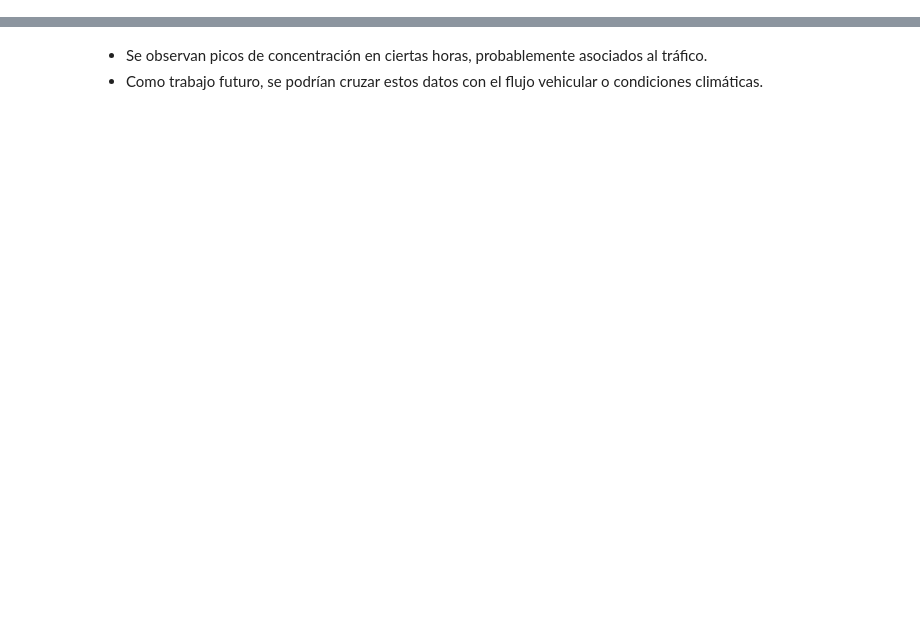
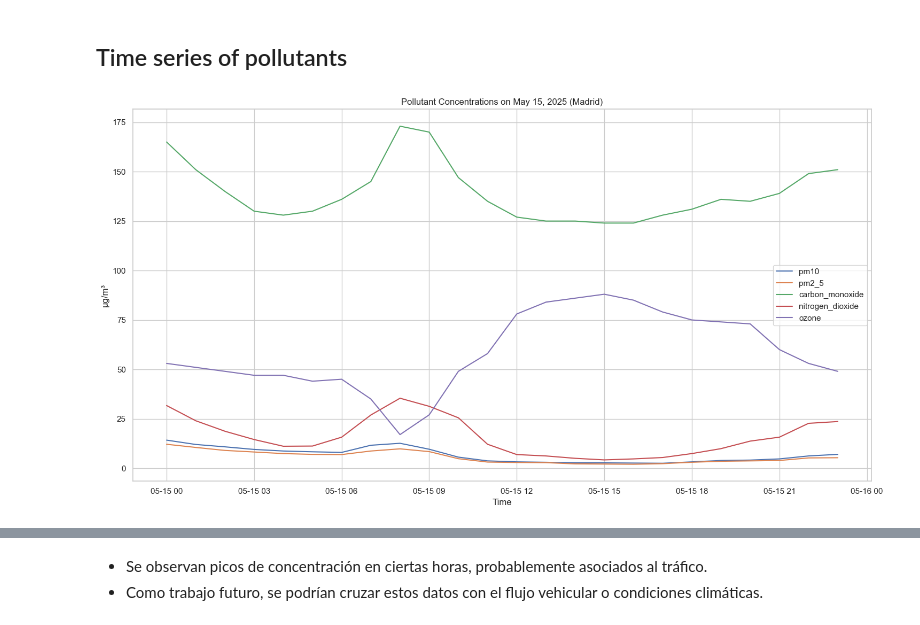
Before and after one commit to carleondel/madrid_pollution_project, a Jupyter notebook: src/analysis.ipynb, the cells around one changed output, grey strips where cells are left out. Saved outputs shown, nothing was run; the diff lists cells and outputs as text; code cells hidden in the pictures; blank space fills up the shorter version.

```diff
--- a/src/analysis.ipynb
+++ b/src/analysis.ipynb
@@ -16,0 +68,18 @@ df.head()
+# %% [markdown]
+## Time series of pollutants
+# %%
+pollutants = ['pm10', 'pm2_5', 'carbon_monoxide', 'nitrogen_dioxide', 'ozone']
+
+plt.figure(figsize=(15, 8))
+for pollutant in pollutants:
+    plt.plot(df.index, df[pollutant], label=pollutant)
+
+plt.title('Pollutant Concentrations on May 15, 2025 (Madrid)')
+plt.xlabel('Time')
+plt.ylabel('µg/m³')
+plt.legend()
+plt.grid(True)
+plt.tight_layout()
+plt.show()
+# %% [output]
+[figure, added]
```
Also changed, not shown: parts of 15 cells of this notebook, 1 other file.
